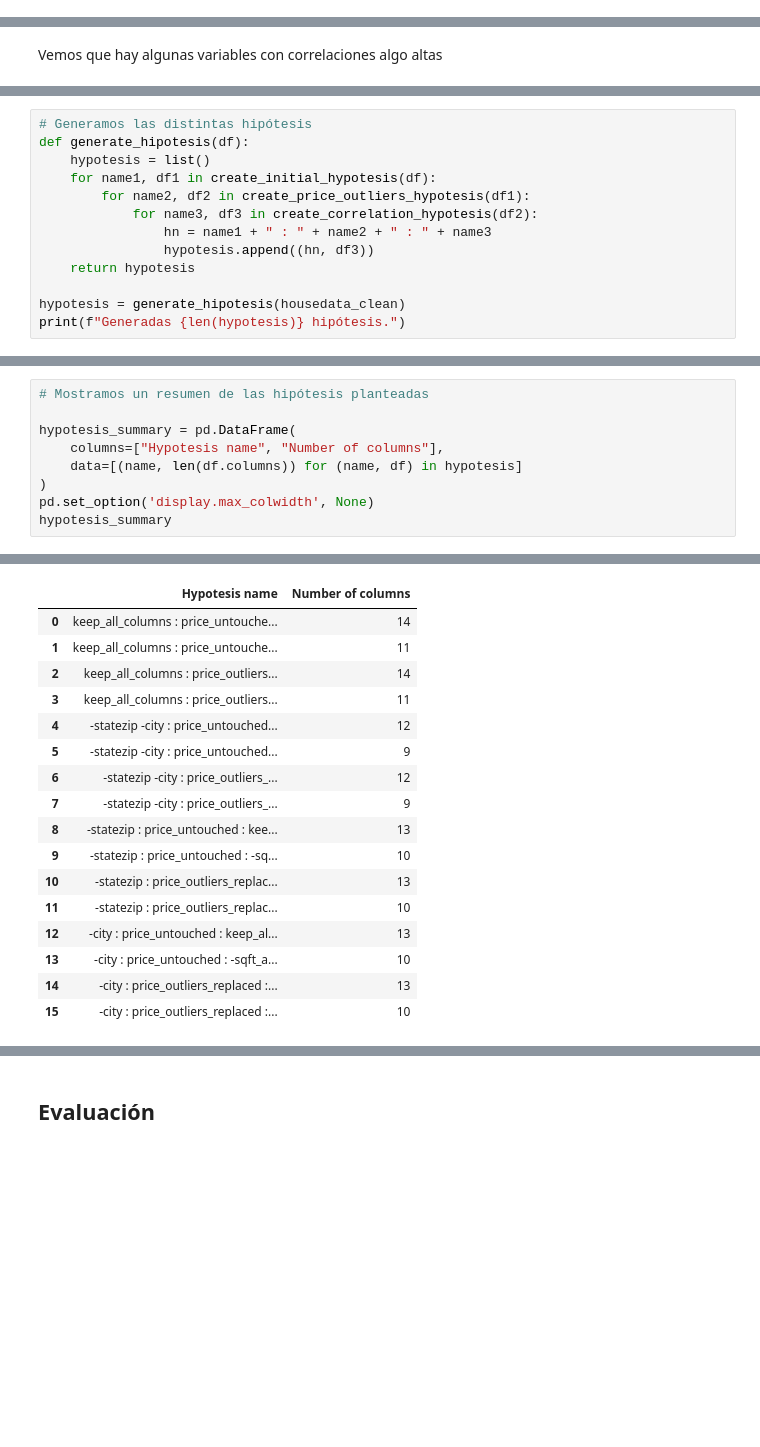
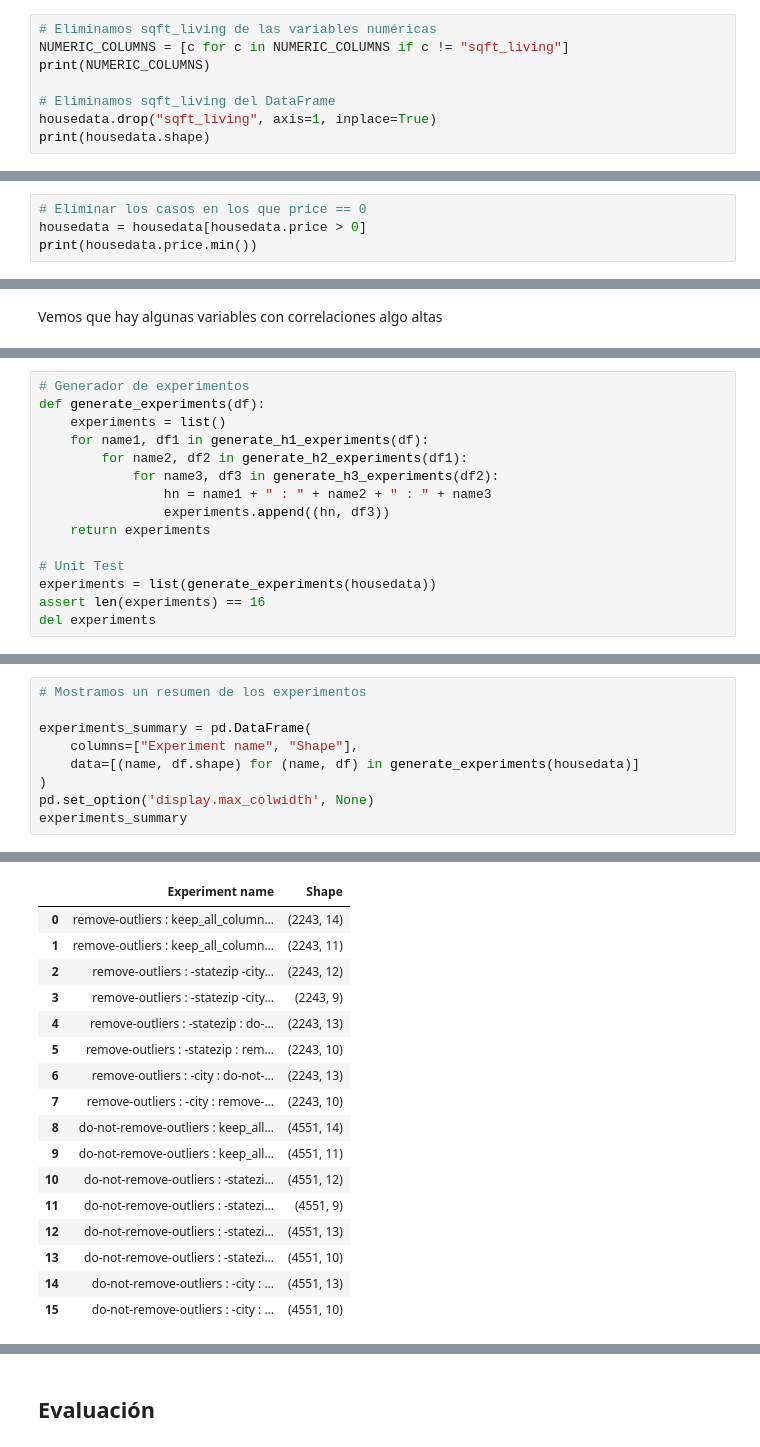
Before and after one commit to tuxsy/iebs-master-data-science, a Jupyter notebook: m02/project/m02-project-housedata-price-prediction.ipynb, the cells around one changed output, grey strips where cells are left out. Cells and saved outputs as stored; diff of their text form; blank space fills up the shorter version.

```diff
--- a/m02/project/m02-project-housedata-price-prediction.ipynb
+++ b/m02/project/m02-project-housedata-price-prediction.ipynb
@@ -354,0 +412,8 @@ categorical_columns
+# %%
+# Eliminamos sqft_living de las variables numéricas
+NUMERIC_COLUMNS = [c for c in NUMERIC_COLUMNS if c != "sqft_living"]
+print(NUMERIC_COLUMNS)
+
+# Eliminamos sqft_living del DataFrame
+housedata.drop("sqft_living", axis=1, inplace=True)
+print(housedata.shape)
@@ -620,0 +507,4 @@ Columnas categóricas ['city', 'statezip']
+# %%
+# Eliminar los casos en los que price == 0
+housedata = housedata[housedata.price > 0]
+print(housedata.price.min())
@@ -789,14 +731,16 @@ def create_correlation_hypotesis(df):
 # %%
-# Generamos las distintas hipótesis
-def generate_hipotesis(df):
-    hypotesis = list()
-    for name1, df1 in create_initial_hypotesis(df):
-        for name2, df2 in create_price_outliers_hypotesis(df1):
-            for name3, df3 in create_correlation_hypotesis(df2):
+# Generador de experimentos
+def generate_experiments(df):
+    experiments = list()
+    for name1, df1 in generate_h1_experiments(df):
+        for name2, df2 in generate_h2_experiments(df1):
+            for name3, df3 in generate_h3_experiments(df2):
                 hn = name1 + " : " + name2 + " : " + name3
-                hypotesis.append((hn, df3))
-    return hypotesis
+                experiments.append((hn, df3))
+    return experiments
 
-hypotesis = generate_hipotesis(housedata_clean)
-print(f"Generadas {len(hypotesis)} hipótesis.")
+# Unit Test
+experiments = list(generate_experiments(housedata))
+assert len(experiments) == 16
+del experiments
 # %% [output]
@@ -804,10 +751,10 @@ Generadas 16 hipótesis.
 # %%
-# Mostramos un resumen de las hipótesis planteadas
+# Mostramos un resumen de los experimentos
 
-hypotesis_summary = pd.DataFrame(
-    columns=["Hypotesis name", "Number of columns"],
-    data=[(name, len(df.columns)) for (name, df) in hypotesis]
+experiments_summary = pd.DataFrame(
+    columns=["Experiment name", "Shape"],
+    data=[(name, df.shape) for (name, df) in generate_experiments(housedata)]
 )
 pd.set_option('display.max_colwidth', None)
-hypotesis_summary
+experiments_summary
 # %% [output]
@@ -814,17 +765,17 @@ hypotesis_summary
-|  | Hypotesis name | Number of columns |
-| 0 | keep_all_columns : price_untouche... | 14 |
-| 1 | keep_all_columns : price_untouche... | 11 |
-| 2 | keep_all_columns : price_outliers... | 14 |
-| 3 | keep_all_columns : price_outliers... | 11 |
-| 4 | -statezip -city : price_untouched... | 12 |
-| 5 | -statezip -city : price_untouched... | 9 |
-| 6 | -statezip -city : price_outliers_... | 12 |
-| 7 | -statezip -city : price_outliers_... | 9 |
-| 8 | -statezip : price_untouched : kee... | 13 |
-| 9 | -statezip : price_untouched : -sq... | 10 |
-| 10 | -statezip : price_outliers_replac... | 13 |
-| 11 | -statezip : price_outliers_replac... | 10 |
-| 12 | -city : price_untouched : keep_al... | 13 |
-| 13 | -city : price_untouched : -sqft_a... | 10 |
-| 14 | -city : price_outliers_replaced :... | 13 |
-| 15 | -city : price_outliers_replaced :... | 10 |
+|  | Experiment name | Shape |
+| 0 | remove-outliers : keep_all_column... | (2243, 14) |
+| 1 | remove-outliers : keep_all_column... | (2243, 11) |
+| 2 | remove-outliers : -statezip -city... | (2243, 12) |
+| 3 | remove-outliers : -statezip -city... | (2243, 9) |
+| 4 | remove-outliers : -statezip : do-... | (2243, 13) |
+| 5 | remove-outliers : -statezip : rem... | (2243, 10) |
+| 6 | remove-outliers : -city : do-not-... | (2243, 13) |
+| 7 | remove-outliers : -city : remove-... | (2243, 10) |
+| 8 | do-not-remove-outliers : keep_all... | (4551, 14) |
+| 9 | do-not-remove-outliers : keep_all... | (4551, 11) |
+| 10 | do-not-remove-outliers : -statezi... | (4551, 12) |
+| 11 | do-not-remove-outliers : -statezi... | (4551, 9) |
+| 12 | do-not-remove-outliers : -statezi... | (4551, 13) |
+| 13 | do-not-remove-outliers : -statezi... | (4551, 10) |
+| 14 | do-not-remove-outliers : -city : ... | (4551, 13) |
+| 15 | do-not-remove-outliers : -city : ... | (4551, 10) |
```
Also changed, not shown: parts of 122 cells of this notebook.
